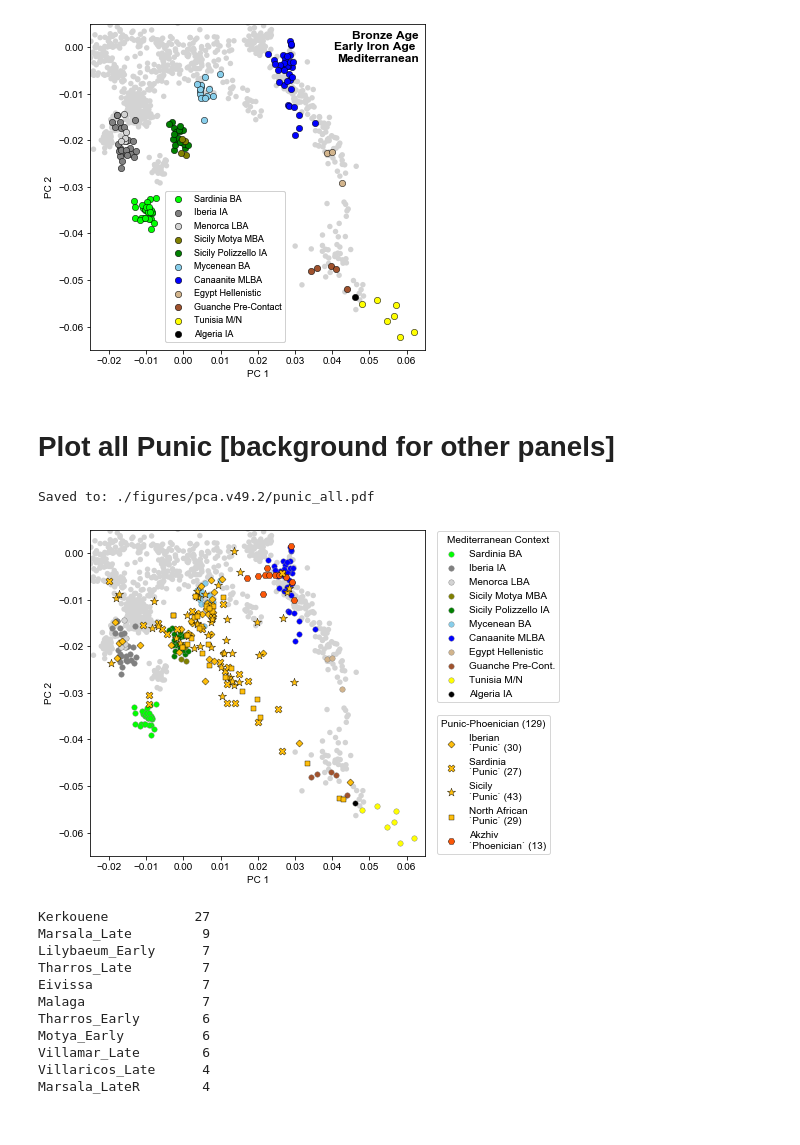
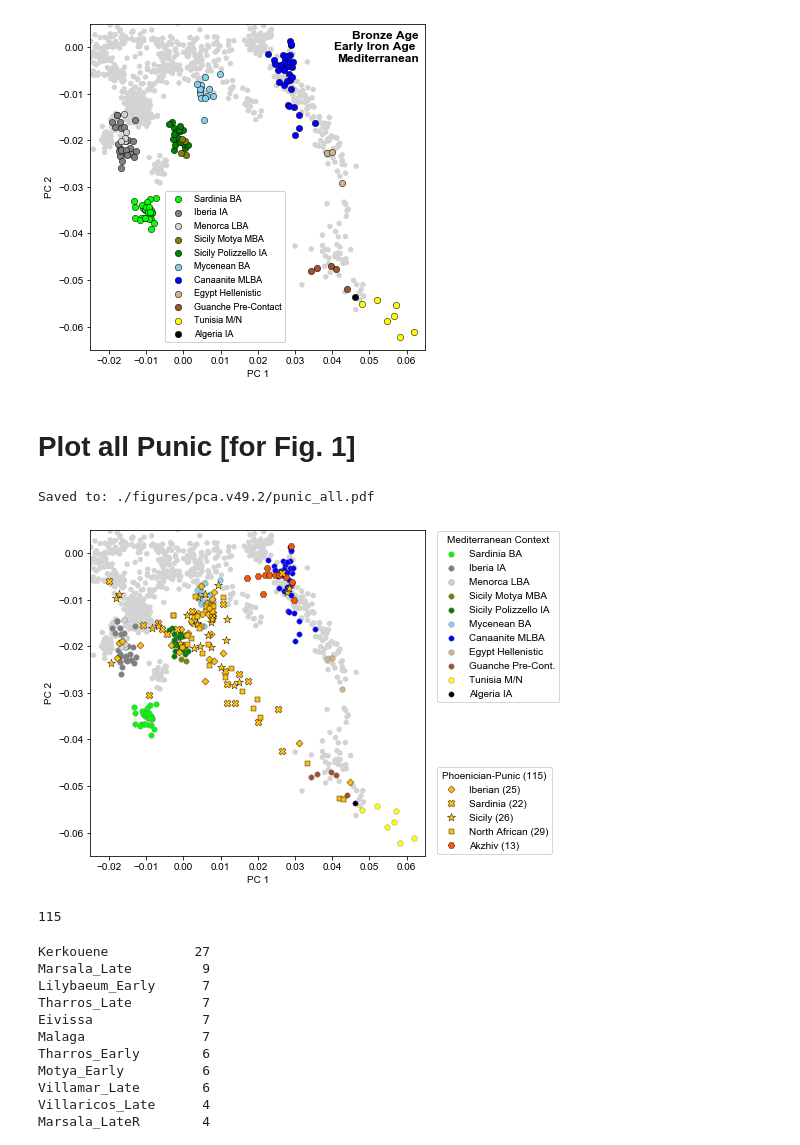
Before and after one commit to hringbauer/punic_aDNA, a Jupyter notebook: notebooks/figs/plot_pca_paper.persite.ipynb, the cells around one changed output. Cells and saved outputs as stored; diff of their text form; code cells hidden in the pictures.

```diff
--- a/notebooks/figs/plot_pca_paper.persite.ipynb
+++ b/notebooks/figs/plot_pca_paper.persite.ipynb
@@ -142,12 +144,26 @@ df_meno = get_sub_pops(df, ["Menorca"])
 df_kerk = get_sub_pops(df, ["Tunisia_Pun"])
 
 ### Get Punic Populations [grouped into 4 Macro Populations]
-df_punic = get_sub_pops(df, ["Punic"])
-df_p_sar = df_punic[df_punic["loc"].str.contains("Sardinia")]
-df_p_nafr = df_punic[df_punic["loc"].str.contains("Kerkouene|Cartagine")]
-df_p_ib = df_punic[df_punic["loc"].str.contains("Villaricos|Eivissa|Ibiza|Málaga|Cádiz|Granada")]
-df_p_sic = df_punic[df_punic["loc"].str.contains("Sicily")]
-assert(len(df_punic) == len(df_p_sar) + len(df_p_nafr) + len(df_p_ib) + len(df_p_sic))
+#df_punic = get_sub_pops(df, ["Punic"])
+#df_p_sar = df_punic[df_punic["loc"].str.contains("Sardinia")]
+#df_p_nafr = df_punic[df_punic["loc"].str.contains("Kerkouene|Cartagine")]
+#df_p_ib = df_punic[df_punic["loc"].str.contains("Villaricos|Eivissa|Ibiza|Málaga|Cádiz|Granada")]
+#df_p_sic = df_punic[df_punic["loc"].str.contains("Sicily")]
+#assert(len(df_punic) == len(df_p_sar) + len(df_p_nafr) + len(df_p_ib) + len(df_p_sic))
+
+### Load Punic indivdiuals
+df_pun = pd.read_csv("./data/cluster_assignments_punic.v49.2.tsv", sep="\t")
+df_pun = df_pun[df_pun["label"].str.contains("Punic")].copy()
+print(f"\nLoaded {len(df_pun)} Punic Indiviudals")
+
+df_p = pd.merge(df, df_pun, on="iid")
+print(f"Merged to {len(df_p)}/{len(df_pun)} Punic IIDs")
+assert(len(df_p)==len(df_pun))
+
+df_p_sar = df_p[df_p["cluster_geo"]=="Sardinia"]
+df_p_nafr = df_p[df_p["cluster_geo"]=="NorthAfrica"]
+df_p_ib = df_p[df_p["cluster_geo"]=="Iberia"]
+df_p_sic = df_p[df_p["cluster_geo"]=="Sicily"]
 # %% [output]
 Found ['construct_WE_NA_PCA'] (exact): 1187/2118
 Found ['Israel_MLBA'] (exact): 35/2118
@@ -261,7 +284,7 @@ plt.show()
 Saved to: ./figures/pca.v49.2/context.pdf
 [figure]
 # %% [markdown]
-# Plot all Punic [background for other panels]
+# Plot all Punic [for Fig. 1]
 # %%
 from matplotlib.pyplot import gcf
 # %%
@@ -324,40 +347,46 @@ a5 = plot_pca(ax, df_p_nafr, c=c_p,
 
 ### Legends
 plots = [l4, l3, l9, l6, l5, l2, l1, l10, l8, l7, l11]
 leg1 = ax.legend(plots, labels, fontsize=10,
           bbox_to_anchor=(1.02,1.01), loc="upper left")
 leg1.set_title(title = "Mediterranean Context")
 
 plots = [a2, a3, a4, a5, a1]
-legs = [f"Iberian \n`Punic` ({len(df_p_ib)})",
-        f"Sardinia \n`Punic` ({len(df_p_sar)})",
-        f"Sicily \n`Punic` ({len(df_p_sic)})",
-        f"North African \n`Punic` ({len(df_p_nafr)})",
-        f"Akzhiv \n`Phoenician` ({len(df_isp)})"
+legs = [f"Iberian ({len(df_p_ib)})",
+        f"Sardinia ({len(df_p_sar)})",
+        f"Sicily ({len(df_p_sic)})",
+        f"North African ({len(df_p_nafr)})",
+        f"Akzhiv ({len(df_isp)})"
        ]
+n = len(df_p_ib) + len(df_p_sar) + len(df_p_sic) + len(df_p_nafr) + len(df_isp)
+assert(n==len(df_p)) # Sanity Check
 leg = ax.legend(plots, legs, fontsize=10, bbox_to_anchor=(1.02, -0.01),
-          loc="lower left", title=f"Punic-Phoenician ({len(df_punic)})")
+          loc="lower left", title=f"Phoenician-Punic ({n})")
 
 ax.add_artist(leg1)
 
 ### Title left top:
 ax.text(0.98, 0.98, "", weight='bold',
         ha="right", va="top", fontsize=12, transform = ax.transAxes, zorder=20)
 
 ax.set_xlabel("PC 1")
 ax.set_ylabel("PC 2")
 ax.set_xlim([-0.025,0.065])
 ax.set_ylim([-0.065,0.005])
 
 if len(savepath) > 0:
     plt.savefig(savepath, bbox_inches = 'tight',
                 pad_inches = 0, dpi=600)
     print(f"Saved to: {savepath}")
 
 plt.show()
 # %% [output]
 Saved to: ./figures/pca.v49.2/punic_all.pdf
-[figure, old version]
+[figure, new version]
+# %%
+len(df_p)
+# %% [output]
+115
 # %%
 df_clst["label_fine"].value_counts()
 # %% [output]
```
Also changed, not shown: parts of 15 cells of this notebook, 1 other file.
